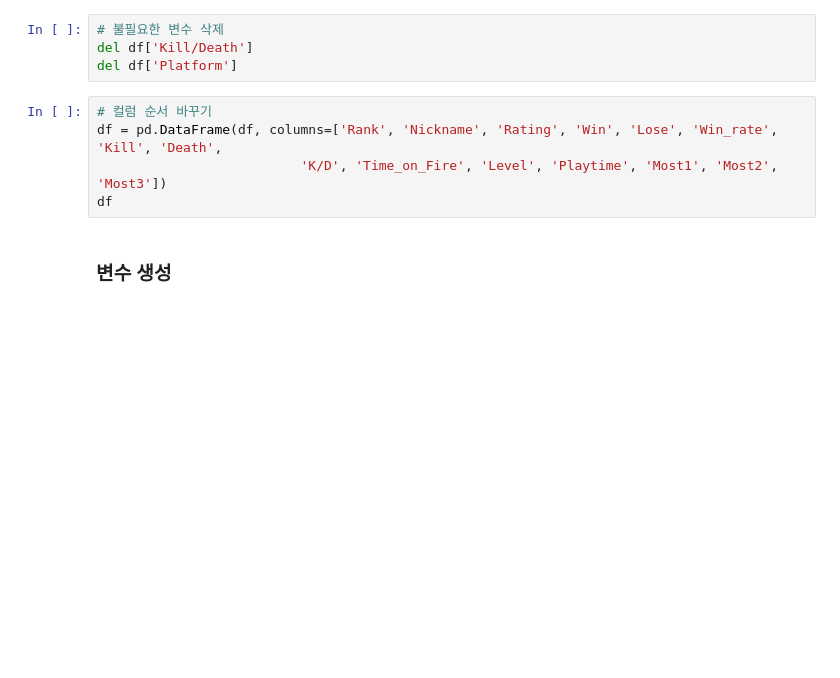
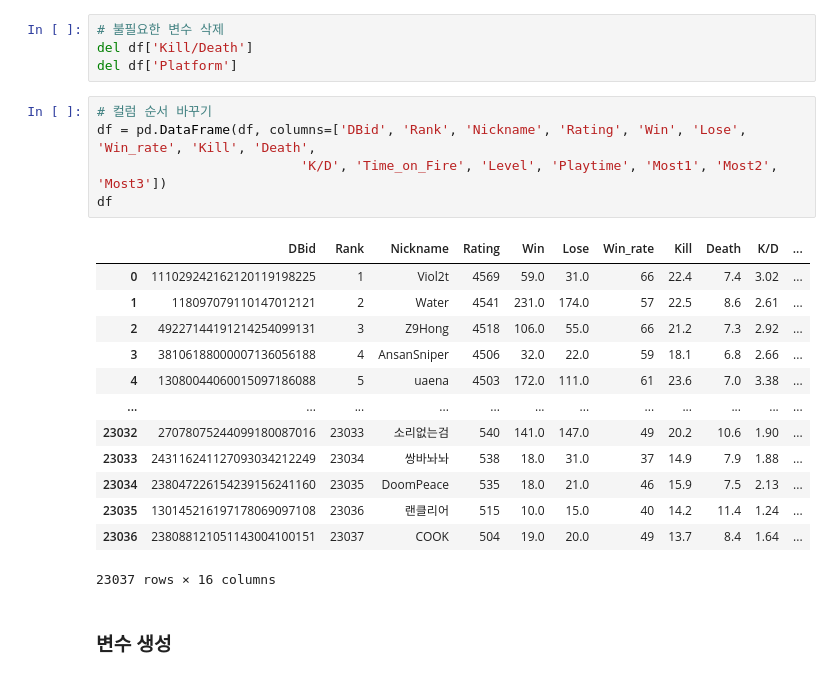
Before and after one commit to gagip/Overwatch, a Jupyter notebook: overwatch rank_add detail.ipynb, the cells around one changed output. Drawn from its saved outputs; the diff is of its cells as text; blank space fills up the shorter version.

Commit message:
gather_crawling_data.py

```diff
--- a/overwatch rank_add detail.ipynb
+++ b/overwatch rank_add detail.ipynb
@@ -290,9 +429,23 @@ del df['Kill/Death']
 del df['Platform']
 # %%
 # 컬럼 순서 바꾸기
-df = pd.DataFrame(df, columns=['Rank', 'Nickname', 'Rating', 'Win', 'Lose', 'Win_rate', 'Kill', 'Death',
+df = pd.DataFrame(df, columns=['DBid', 'Rank', 'Nickname', 'Rating', 'Win', 'Lose', 'Win_rate', 'Kill', 'Death',
                           'K/D', 'Time_on_Fire', 'Level', 'Playtime', 'Most1', 'Most2', 'Most3'])
 df
+# %% [output]
+|  | DBid | Rank | Nickname | Rating | Win | Lose | Win_rate | Kill | Death | K/D | ... |
+| 0 | 111029242162120119198225 | 1 | Viol2t | 4569 | 59.0 | 31.0 | 66 | 22.4 | 7.4 | 3.02 | ... |
+| 1 | 118097079110147012121 | 2 | Water | 4541 | 231.0 | 174.0 | 57 | 22.5 | 8.6 | 2.61 | ... |
+| 2 | 49227144191214254099131 | 3 | Z9Hong | 4518 | 106.0 | 55.0 | 66 | 21.2 | 7.3 | 2.92 | ... |
+| 3 | 38106188000007136056188 | 4 | AnsanSniper | 4506 | 32.0 | 22.0 | 59 | 18.1 | 6.8 | 2.66 | ... |
+| 4 | 13080044060015097186088 | 5 | uaena | 4503 | 172.0 | 111.0 | 61 | 23.6 | 7.0 | 3.38 | ... |
+| ... | ... | ... | ... | ... | ... | ... | ... | ... | ... | ... | ... |
+| 23032 | 27078075244099180087016 | 23033 | 소리없는검 | 540 | 141.0 | 147.0 | 49 | 20.2 | 10.6 | 1.90 | ... |
+| 23033 | 243116241127093034212249 | 23034 | 쌍바놔놔 | 538 | 18.0 | 31.0 | 37 | 14.9 | 7.9 | 1.88 | ... |
+| 23034 | 238047226154239156241160 | 23035 | DoomPeace | 535 | 18.0 | 21.0 | 46 | 15.9 | 7.5 | 2.13 | ... |
+| 23035 | 130145216197178069097108 | 23036 | 랜클리어 | 515 | 10.0 | 15.0 | 40 | 14.2 | 11.4 | 1.24 | ... |
+| 23036 | 238088121051143004100151 | 23037 | COOK | 504 | 19.0 | 20.0 | 49 | 13.7 | 8.4 | 1.64 | ... |
+23037 rows × 16 columns
 # %% [markdown]
 ### 변수 생성
 # %%
```
Also changed, not shown: parts of 25 cells of this notebook, 1 other file.
